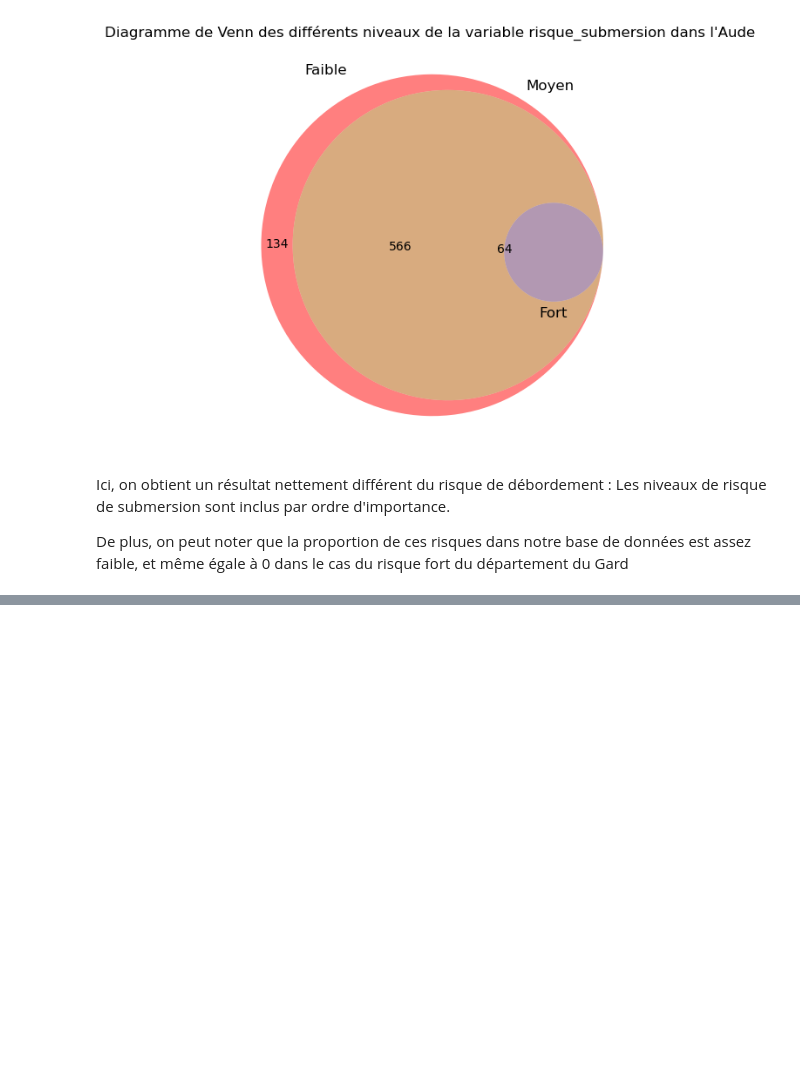
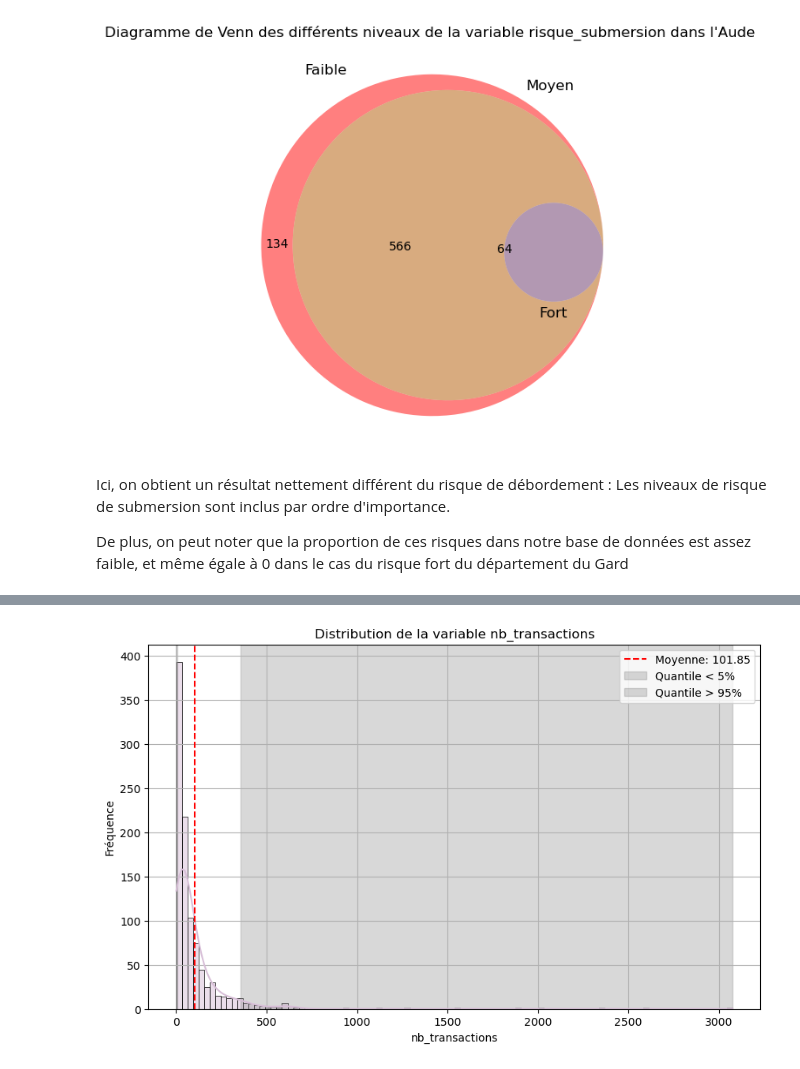
Before and after one commit to ppensier/projet_statapp_inondations, a Jupyter notebook: scripts/stat_data.ipynb, the cells around one changed output, grey strips where cells are left out. Saved outputs shown, nothing was run; the diff lists cells and outputs as text; code cells hidden in the pictures; blank space fills up the shorter version.

```diff
--- a/scripts/stat_data.ipynb
+++ b/scripts/stat_data.ipynb
@@ -867,3 +899,6 @@ visualisation_risques(dvf_mairie, "risque_submersion", True)
 Ici, on obtient un résultat nettement différent du risque de débordement : Les niveaux de risque de submersion sont inclus par ordre d'importance.
 
 De plus, on peut noter que la proportion de ces risques dans notre base de données est assez faible, et même égale à 0 dans le cas du risque fort du département du Gard
+# %%
+df_commune = df_corrige['codeInsee'].value_counts().reset_index()
+df_commune.columns = ['codeInsee', 'nb_transactions']
@@ -869,0 +925,4 @@ De plus, on peut noter que la proportion de ces risques dans notre base de donn
+# %%
+distribution(df_commune, "nb_transactions", False, False)
+# %% [output]
+[figure, added]
```
Also changed, not shown: parts of 6 cells of this notebook, 1 other file.
